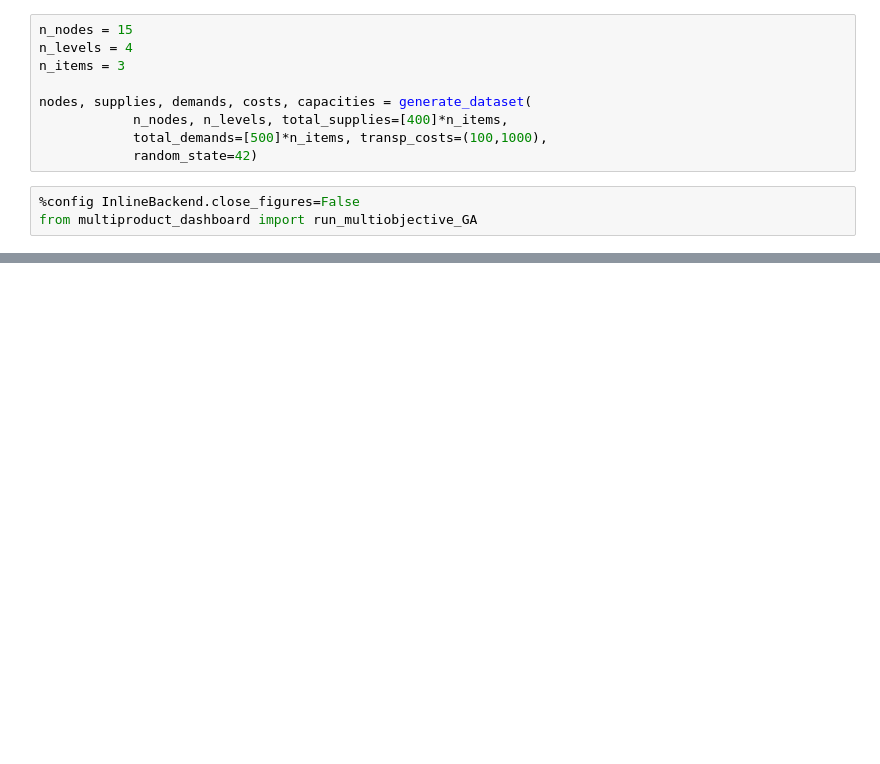
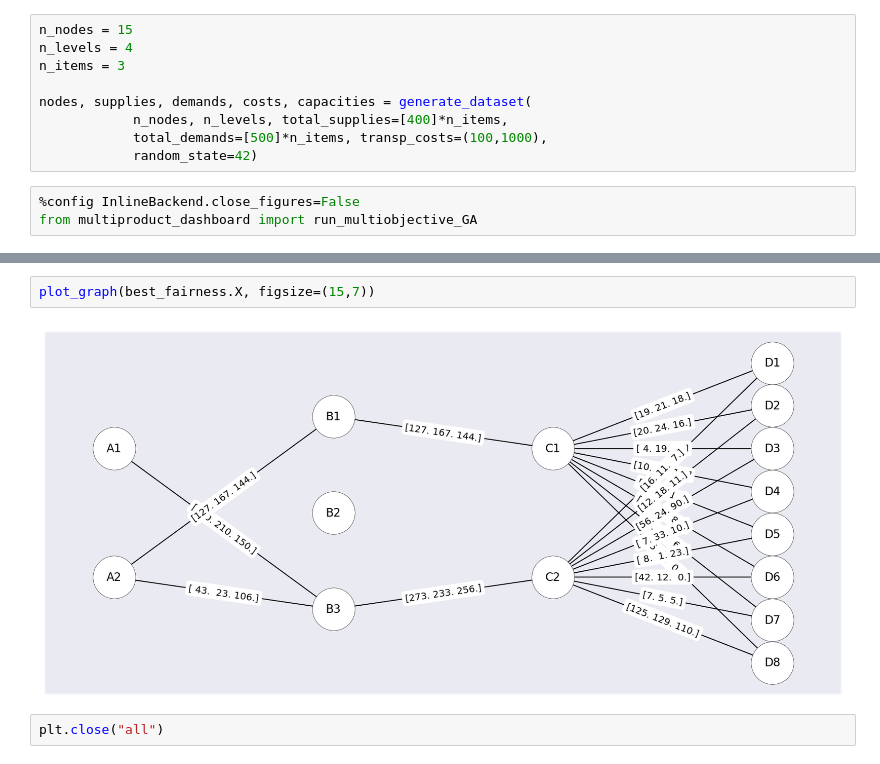
Before and after one commit to Robert-Aduviri/optimizacion-heladas-friaje, a Jupyter notebook: Step 22 - Multiobjective Dashboard.ipynb, the cells around one changed output, grey strips where cells are left out. Cells and saved outputs as stored; diff of their text form; blank space fills up the shorter version.

```diff
--- a/Step 22 - Multiobjective Dashboard.ipynb
+++ b/Step 22 - Multiobjective Dashboard.ipynb
@@ -70,0 +193,6 @@ fronts = plot_fronts(pop, toolbox, figsize=(8,8))
+# %%
+plot_graph(best_fairness.X, figsize=(15,7))
+# %% [output]
+[figure, added]
+# %%
+plt.close("all")
```
Also changed, not shown: parts of 37 cells of this notebook, 1 other file.
